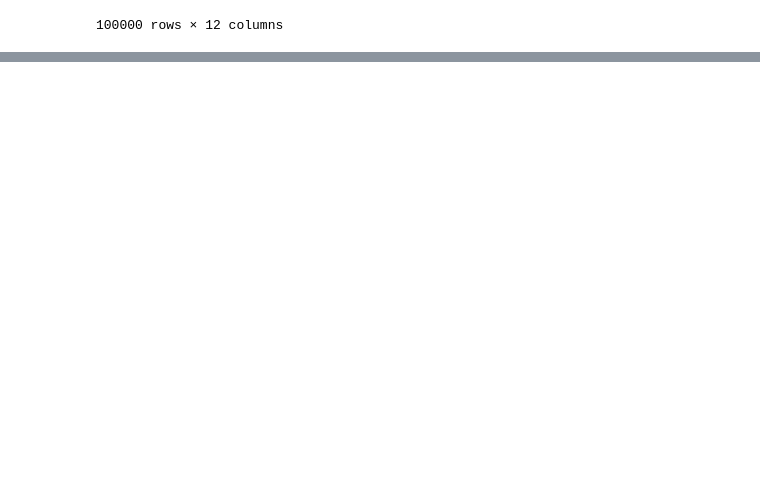
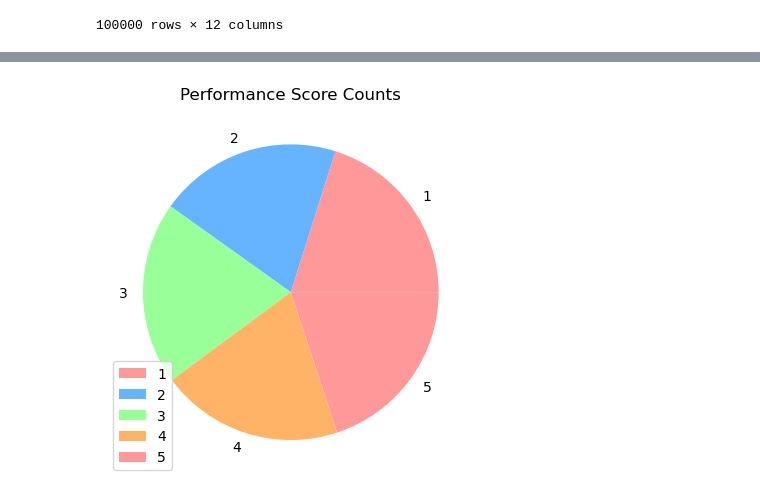
Before and after one commit to eharshit/AMLGaurd-Suspicious-Transaction-Detector, a Jupyter notebook: Analysis.ipynb, the cells around one changed output, grey strips where cells are left out. Drawn from its saved outputs; the diff is of its cells as text; code cells hidden in the pictures; blank space fills up the shorter version.

```diff
--- a/Analysis.ipynb
+++ b/Analysis.ipynb
@@ -57,0 +55,8 @@ data.head()
+# %%
+data["Performance_Score"].value_counts().plot(kind="pie", colors=["#FF9999", "#66B3FF", "#99FF99", "#FFB366"])
+plt.title("Performance Score Counts")
+plt.ylabel("")
+plt.legend()
+plt.show()
+# %% [output]
+[figure, added]
```
Also changed, not shown: parts of 16 cells of this notebook.
